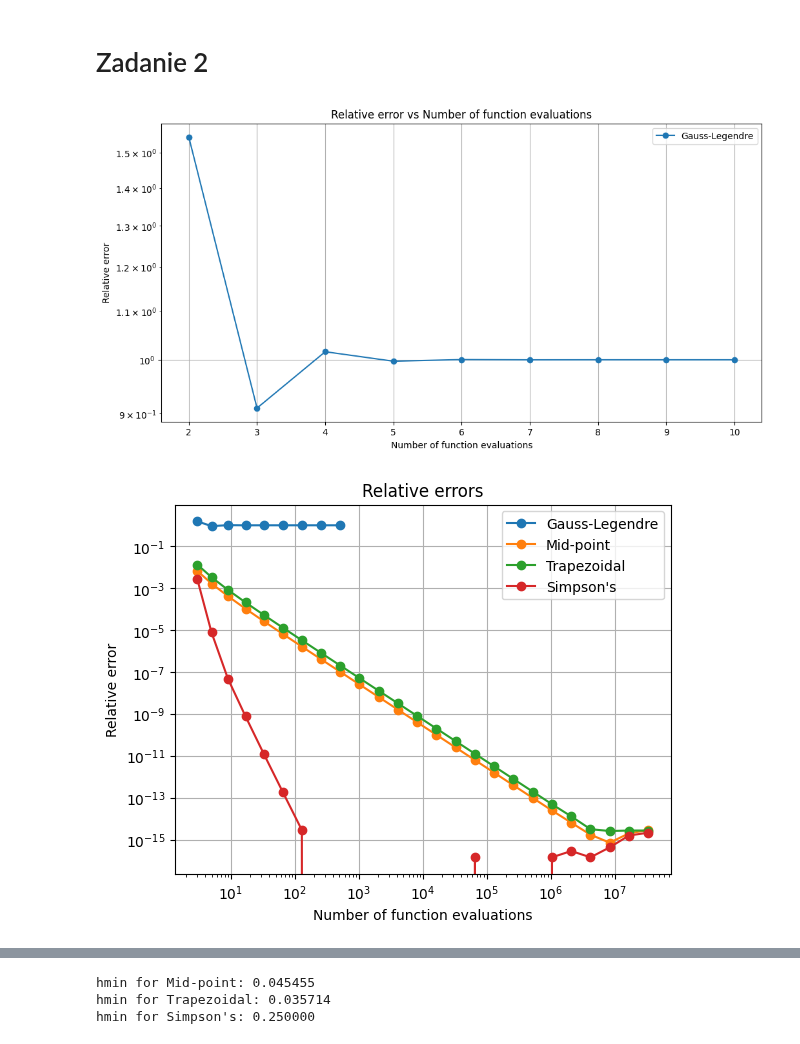
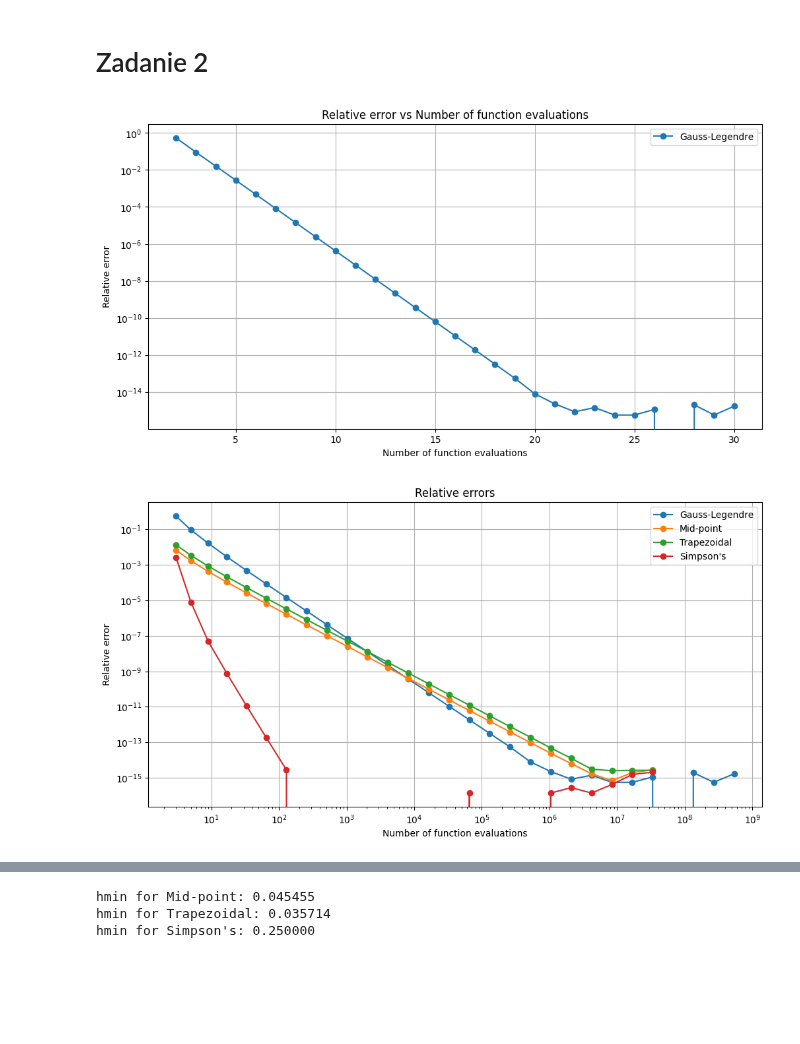
Before and after one commit to biganton/MOWNIT, a Jupyter notebook: lab6/lab6.ipynb, the cells around one changed output, grey strips where cells are left out. Drawn from its saved outputs; the diff is of its cells as text; code cells hidden in the pictures; blank space fills up the shorter version.

```diff
--- a/lab6/lab6.ipynb
+++ b/lab6/lab6.ipynb
@@ -79,34 +79,35 @@ plt.show()
 # %%
 def gauss_legendre_integration(n):
     x, w = roots_legendre(n)
     integral = np.sum(w * f(x))
-    return integral
+    return integral - np.pi
 
 def calculate_integral_error_gauss_legendre(n_values):
     errors = []
     for n in n_values:
         integral = gauss_legendre_integration(n)
         error = np.abs(np.pi - integral) / np.pi
         errors.append(error)
     return errors
 
-n_values = np.arange(1, 10)
+n_values = np.arange(1, 30)
 
 errors_gauss_legendre = calculate_integral_error_gauss_legendre(n_values)
 
 plt.figure(figsize=(12, 6))
 plt.plot(n_values + 1, errors_gauss_legendre, label='Gauss-Legendre', marker='o')
 
 plt.yscale('log')
 plt.xlabel('Number of function evaluations')
 plt.ylabel('Relative error')
 plt.title('Relative error vs Number of function evaluations')
 plt.legend()
 plt.grid(True)
 plt.show()
 # %% [output]
-[figure, old version]
+[figure, new version]
 # %%
+plt.figure(figsize=(12, 6))
 plt.plot(2**(n_values) + 1, errors_gauss_legendre, label='Gauss-Legendre', marker='o')
 plt.plot(m_values, errors_midpoint, label='Mid-point', marker='o')
 plt.plot(m_values, errors_trapezoidal, label='Trapezoidal', marker='o')
@@ -120,4 +121,4 @@ plt.legend()
 plt.grid(True)
 plt.show()
 # %% [output]
-[figure, old version]
+[figure, new version]
```
Also changed, not shown: parts of 3 cells of this notebook.
